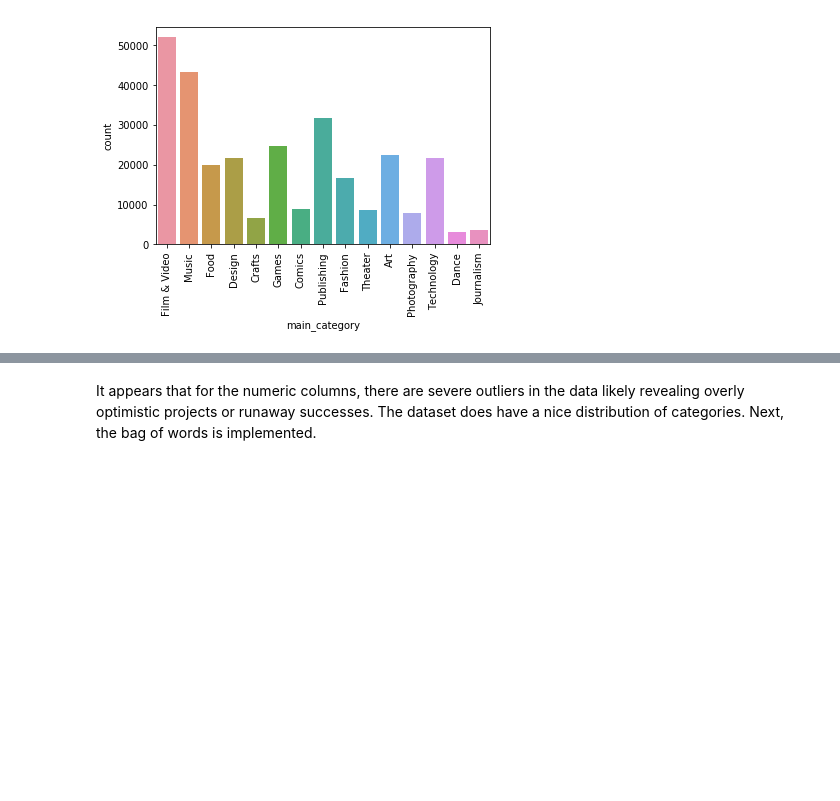
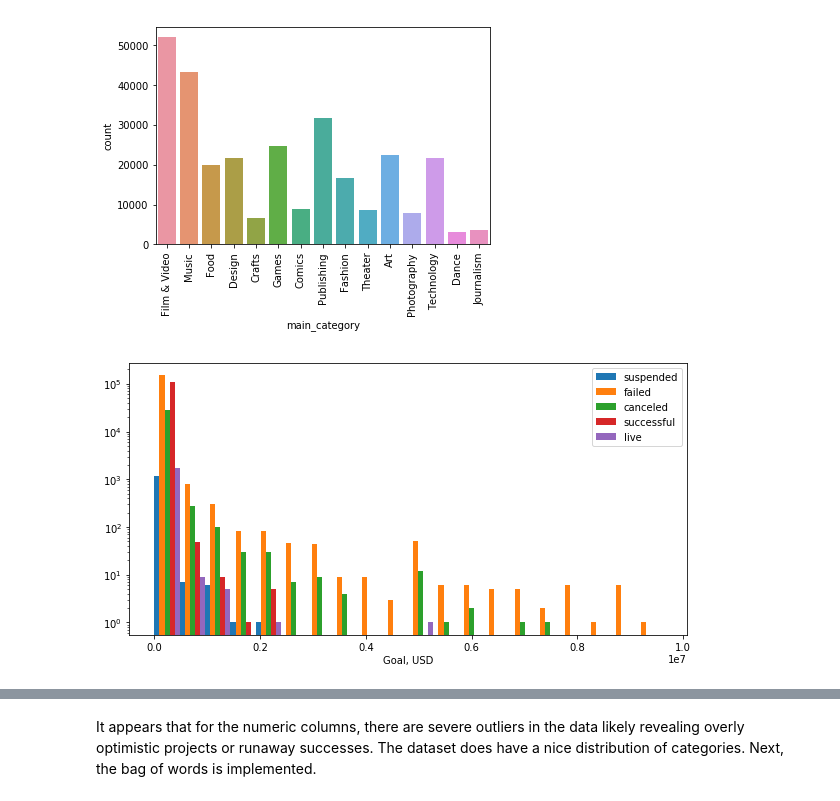
Before and after one commit to rwalroth/Kickstarter_titles, a Jupyter notebook: Kickstarter_Title_analysis.ipynb, the cells around one changed output, grey strips where cells are left out. Saved outputs shown, nothing was run; the diff lists cells and outputs as text; code cells hidden in the pictures; blank space fills up the shorter version.

```diff
--- a/Kickstarter_Title_analysis.ipynb
+++ b/Kickstarter_Title_analysis.ipynb
@@ -71,3 +78,24 @@ plt.xticks(rotation=90)
 (array([ 0,  1,  2,  3,  4,  5,  6,  7,  8,  9, 10, 11, 12, 13, 14]),
  <a list of 15 Text xticklabel objects>)
 [figure]
+# %%
+colors = ['red', 'green', 'blue', 'orange', 'purple']
+i = 0
+plt.figure(figsize=(10,5))
+lists = []
+data_cut = data_US[data_US['goal'] < 1e7][['goal', 'backers', 'usd pledged', 'state']]
+for state in set(data_US['state']):
+    lists.append(data_cut[data_cut['state'] == state]['goal'].tolist())
+    #c = colors[i]
+    i += 1
+    #plt.hist(data_US[data_US['state'] == state]['goal'],bins=50, alpha=0.25, color=c)
+    #plt.ylim((0,100))
+    #plt.yscale('log')
+plt.hist(lists, bins=20, label=list(set(data_US['state'])), rwidth=1)
+plt.legend()
+plt.yscale('log')
+plt.xlabel('Goal, USD')
+plt.savefig('Goal_hist.png', dpi=300)
+plt.show()
+# %% [output]
+[figure, added]
```
Also changed, not shown: parts of 21 cells of this notebook.
